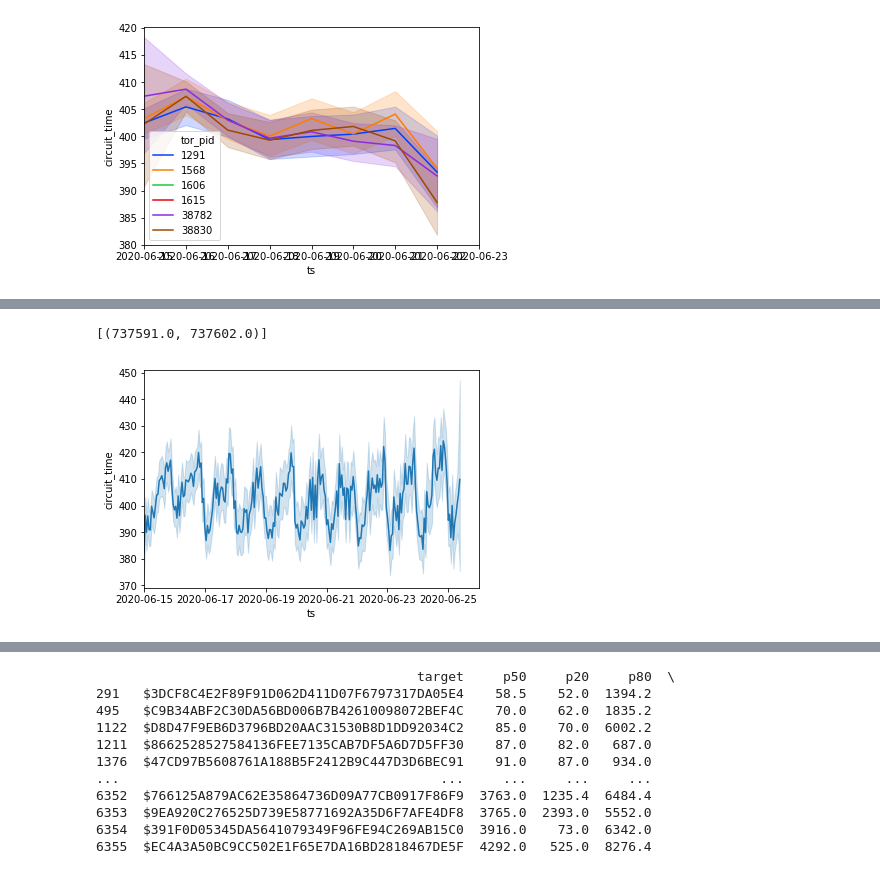
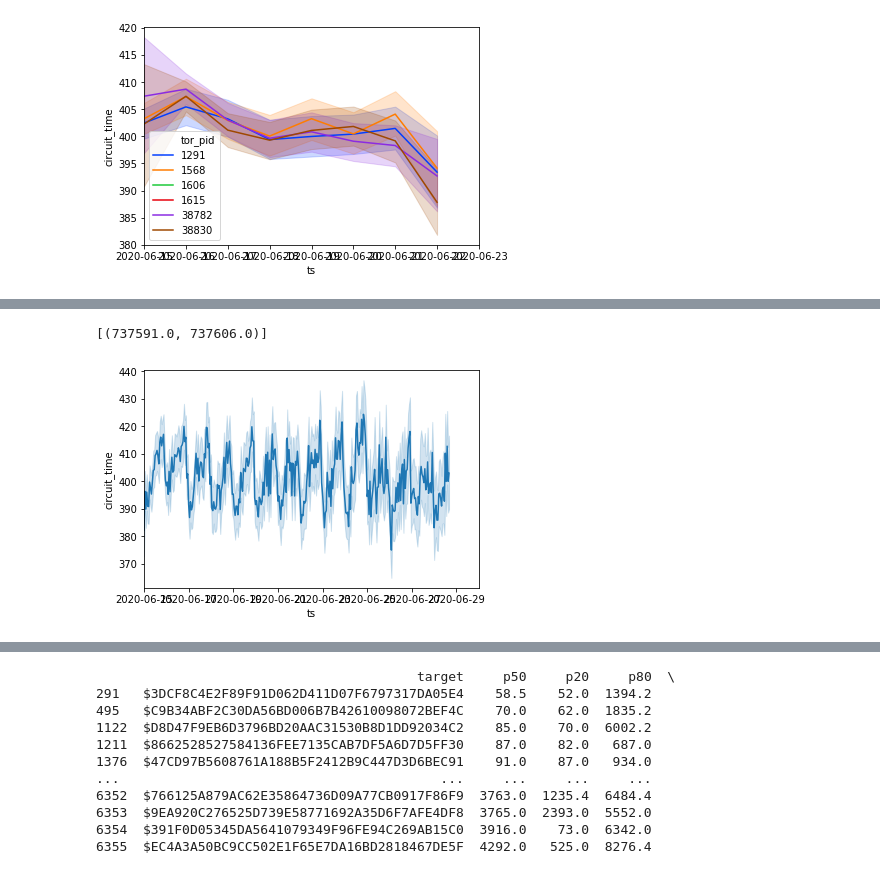
Before and after one commit to tor-metre/tor_dns_survey, a Jupyter notebook: analysis/First_Look.ipynb, the cells around one changed output, grey strips where cells are left out. Saved outputs shown, nothing was run; the diff lists cells and outputs as text; code cells hidden in the pictures.

```diff
--- a/analysis/First_Look.ipynb
+++ b/analysis/First_Look.ipynb
@@ -426,7 +426,7 @@ print(dataFrame)
 
 from datetime import datetime
 g= sns.lineplot(x="ts", y="circuit_time",estimator='mean',data=dataFrame,markers=True)
-g.set(xlim=(datetime(2020,6,15), datetime(2020,6,26)))
+g.set(xlim=(datetime(2020,6,15), datetime(2020,6,30)))
 # %% [output]
                          ts  circuit_time
 0       2020-06-15 00:00:00            83
@@ -445,2 +445,2 @@ g.set(xlim=(datetime(2020,6,15), datetime(2020,6,26)))
-[(737591.0, 737602.0)]
+[(737591.0, 737606.0)]
-[figure, old version]
+[figure, new version]
```
Also changed, not shown: parts of 2 cells of this notebook, 1 other file.
